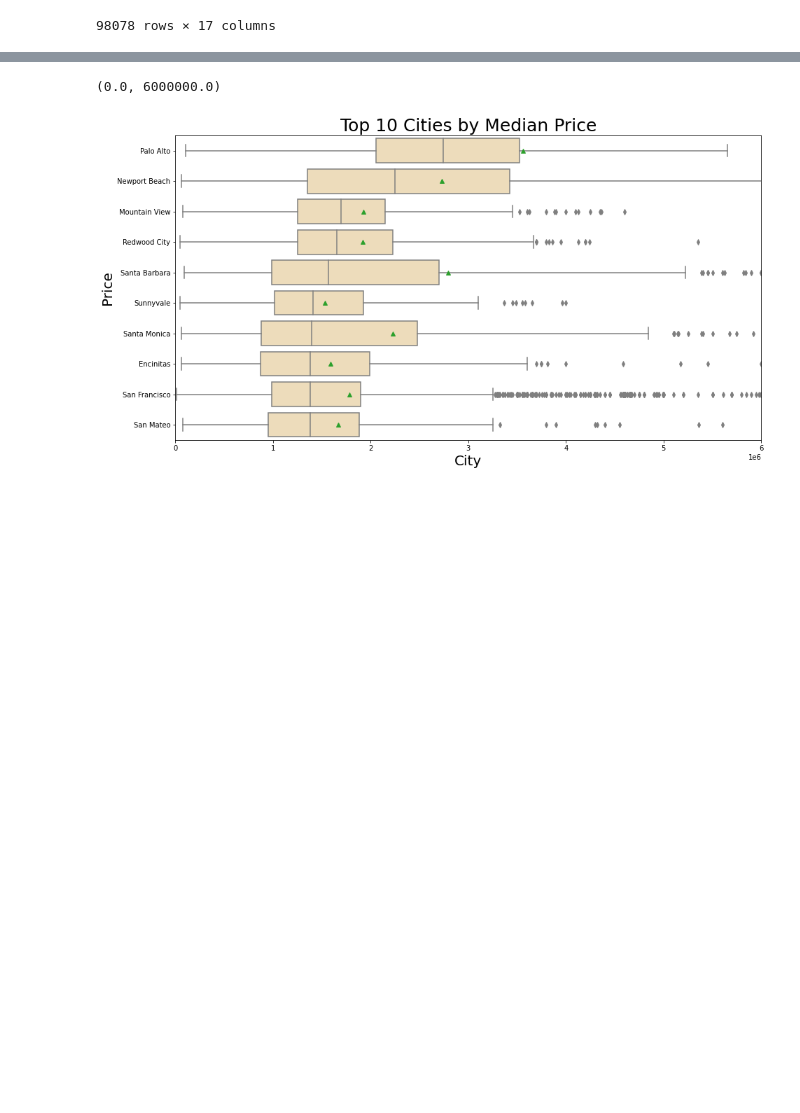
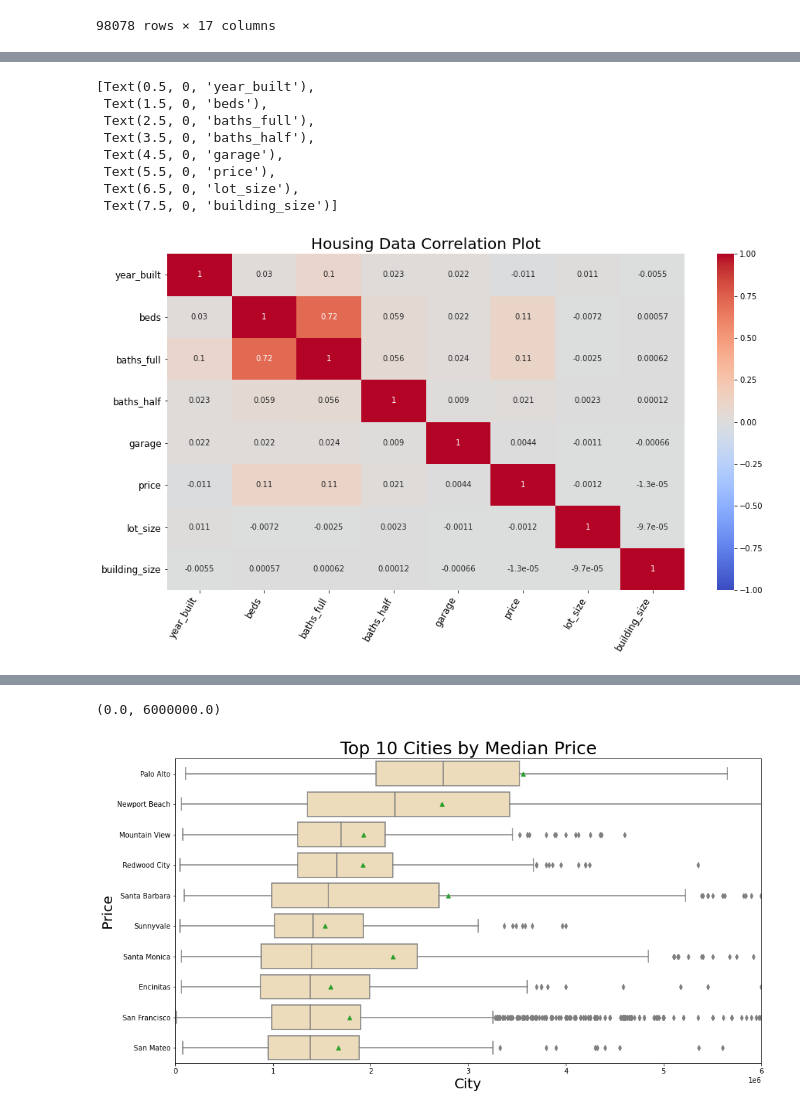
Before and after one commit to sakuraszy/STATS-170A-Group, a Jupyter notebook: presentation_1_data_vis.ipynb, the cells around one changed output, grey strips where cells are left out. Saved outputs shown, nothing was run; the diff lists cells and outputs as text; code cells hidden in the pictures; blank space fills up the shorter version.

```diff
--- a/presentation_1_data_vis.ipynb
+++ b/presentation_1_data_vis.ipynb
@@ -48,4 +51,8 @@ housing
 # %%
-corr = housing.corr()
-corr.style.background_gradient(cmap='coolwarm')
+fig, ax = plt.subplots(figsize=(15,8))
+sns.heatmap(housing.corr(), annot = True,
+            cmap=plt.get_cmap('coolwarm'), vmin = -1, vmax = 1)
+plt.title("Housing Data Correlation Plot", fontsize = 20)
+ax.set_yticklabels(ax.get_yticklabels(), rotation='0', fontsize = 12)
+ax.set_xticklabels(ax.get_xticklabels(), rotation="60", horizontalalignment='right', fontsize = 12)
 # %% [output]
@@ -61,3 +59,12 @@ corr.style.background_gradient(cmap='coolwarm')
+[Text(0.5, 0, 'year_built'),
+ Text(1.5, 0, 'beds'),
+ Text(2.5, 0, 'baths_full'),
+ Text(3.5, 0, 'baths_half'),
+ Text(4.5, 0, 'garage'),
+ Text(5.5, 0, 'price'),
+ Text(6.5, 0, 'lot_size'),
+ Text(7.5, 0, 'building_size')]
+[figure, added]
 # %%
 demographic = pd.read_csv("Modified_data/demographic_refined.csv")
 demographic
```
Also changed, not shown: parts of 8 cells of this notebook.
